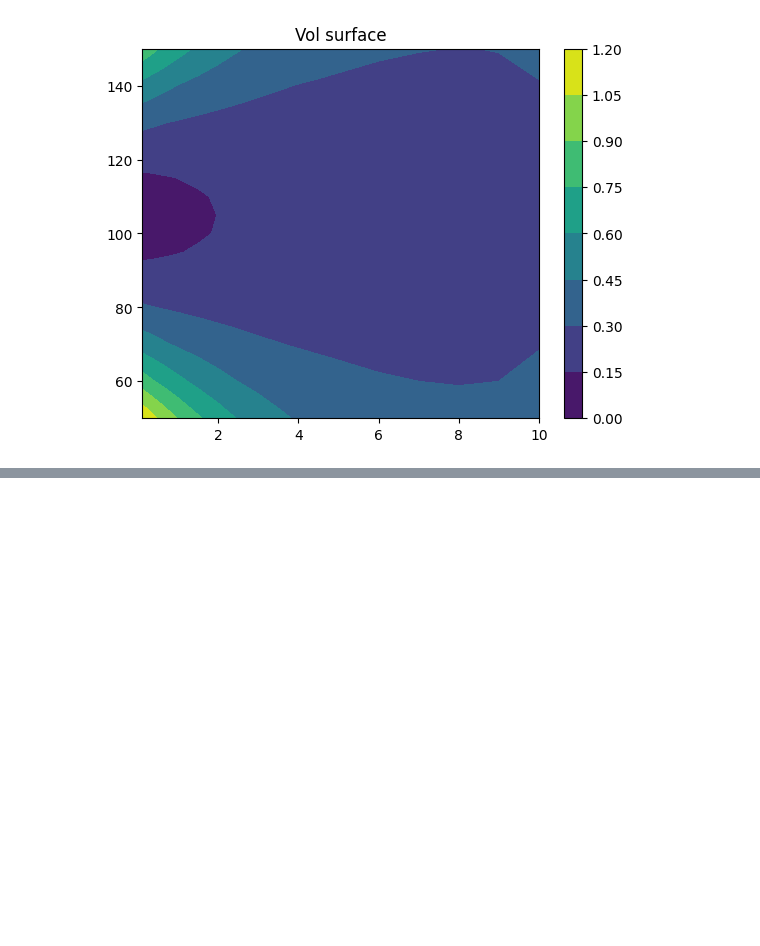
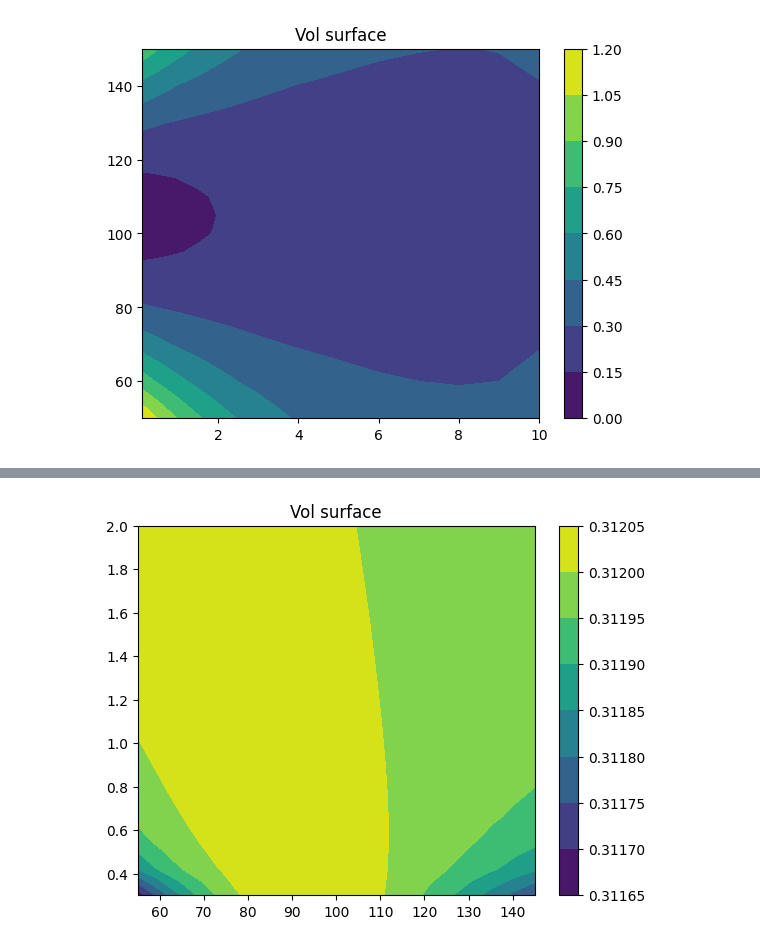
Before and after one commit to KYLChiu/ExoticMonteCarloEngine, a Jupyter notebook: python/ExoticEngine/ImpliedVolCalibration.ipynb, the cells around one changed output, grey strips where cells are left out. Drawn from its saved outputs; the diff is of its cells as text; code cells hidden in the pictures; blank space fills up the shorter version.

```diff
--- a/python/ExoticEngine/ImpliedVolCalibration.ipynb
+++ b/python/ExoticEngine/ImpliedVolCalibration.ipynb
@@ -89,0 +113,8 @@ Probable causes: either s or m too small. (fp>s)
+# %%
+fig, ax = plt.subplots(1, 1)
+cp = ax.contourf(KK, TT, local_vol_surface_dupire)
+fig.colorbar(cp)  # Add a colorbar to a plot
+ax.set_title("Vol surface")
+plt.show()
+# %% [output]
+[figure, added]
```
Also changed, not shown: parts of 13 cells of this notebook.
